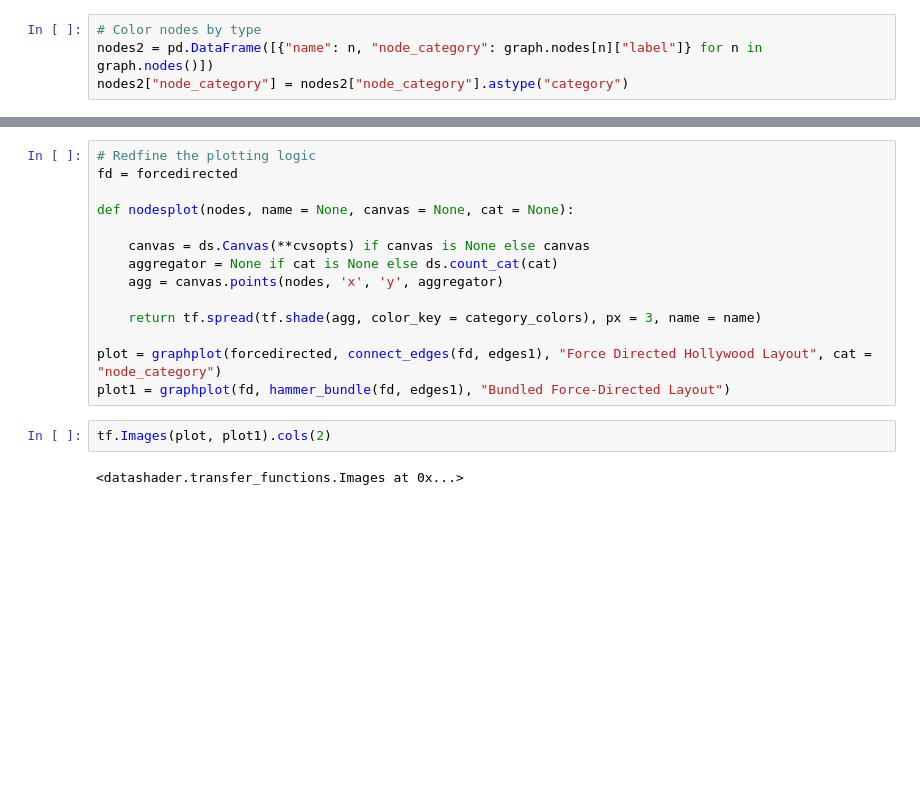
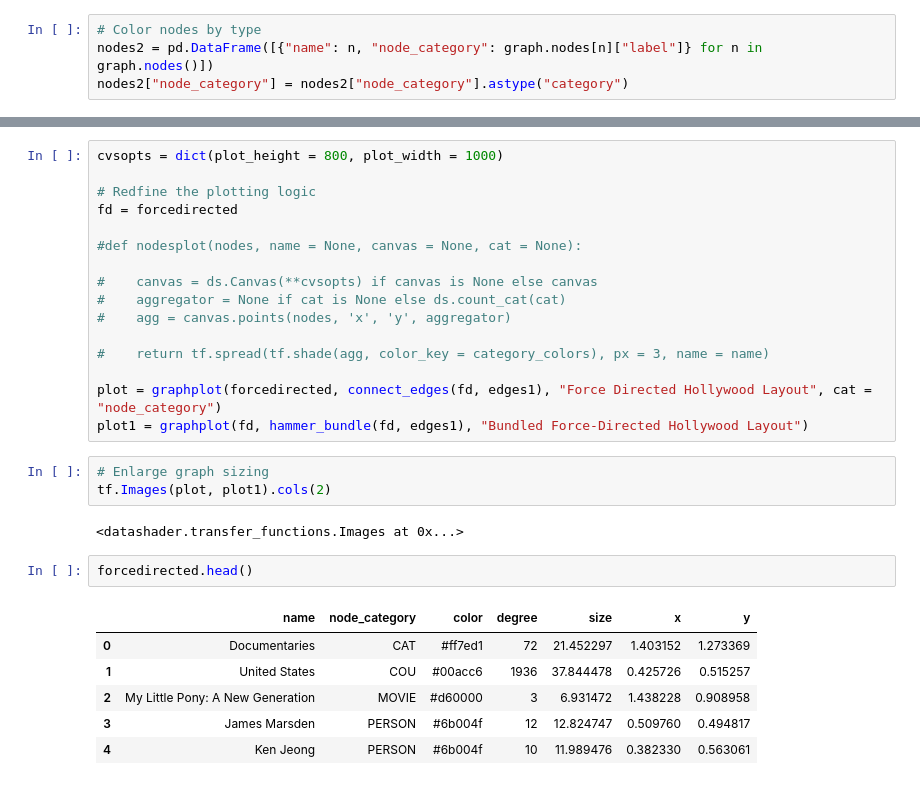
Before and after one commit to doctorofdata/current, a Jupyter notebook: netflix_graph_mapping.ipynb, the cells around one changed output, grey strips where cells are left out. Cells and saved outputs as stored; diff of their text form; blank space fills up the shorter version.

```diff
--- a/netflix_graph_mapping.ipynb
+++ b/netflix_graph_mapping.ipynb
@@ -345,18 +536,30 @@ Wall time: 637 ms
 # %%
+cvsopts = dict(plot_height = 800, plot_width = 1000)
+
 # Redfine the plotting logic
 fd = forcedirected
 
-def nodesplot(nodes, name = None, canvas = None, cat = None):
+#def nodesplot(nodes, name = None, canvas = None, cat = None):
 
-    canvas = ds.Canvas(**cvsopts) if canvas is None else canvas
-    aggregator = None if cat is None else ds.count_cat(cat)
-    agg = canvas.points(nodes, 'x', 'y', aggregator)
+#    canvas = ds.Canvas(**cvsopts) if canvas is None else canvas
+#    aggregator = None if cat is None else ds.count_cat(cat)
+#    agg = canvas.points(nodes, 'x', 'y', aggregator)
 
-    return tf.spread(tf.shade(agg, color_key = category_colors), px = 3, name = name)
+#    return tf.spread(tf.shade(agg, color_key = category_colors), px = 3, name = name)
 
 plot = graphplot(forcedirected, connect_edges(fd, edges1), "Force Directed Hollywood Layout", cat = "node_category")
-plot1 = graphplot(fd, hammer_bundle(fd, edges1), "Bundled Force-Directed Layout")
+plot1 = graphplot(fd, hammer_bundle(fd, edges1), "Bundled Force-Directed Hollywood Layout")
 # %%
+# Enlarge graph sizing
 tf.Images(plot, plot1).cols(2)
 # %% [output]
 <datashader.transfer_functions.Images at 0x...>
+# %%
+forcedirected.head()
+# %% [output]
+|  | name | node_category | color | degree | size | x | y |
+| 0 | Documentaries | CAT | #ff7ed1 | 72 | 21.452297 | 1.403152 | 1.273369 |
+| 1 | United States | COU | #00acc6 | 1936 | 37.844478 | 0.425726 | 0.515257 |
+| 2 | My Little Pony: A New Generation | MOVIE | #d60000 | 3 | 6.931472 | 1.438228 | 0.908958 |
+| 3 | James Marsden | PERSON | #6b004f | 12 | 12.824747 | 0.509760 | 0.494817 |
+| 4 | Ken Jeong | PERSON | #6b004f | 10 | 11.989476 | 0.382330 | 0.563061 |
```
Also changed, not shown: parts of 31 cells of this notebook.
